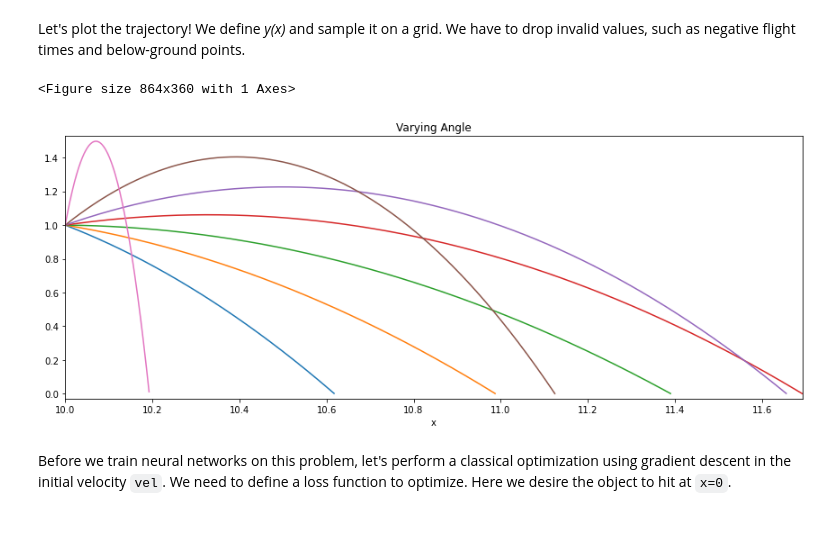
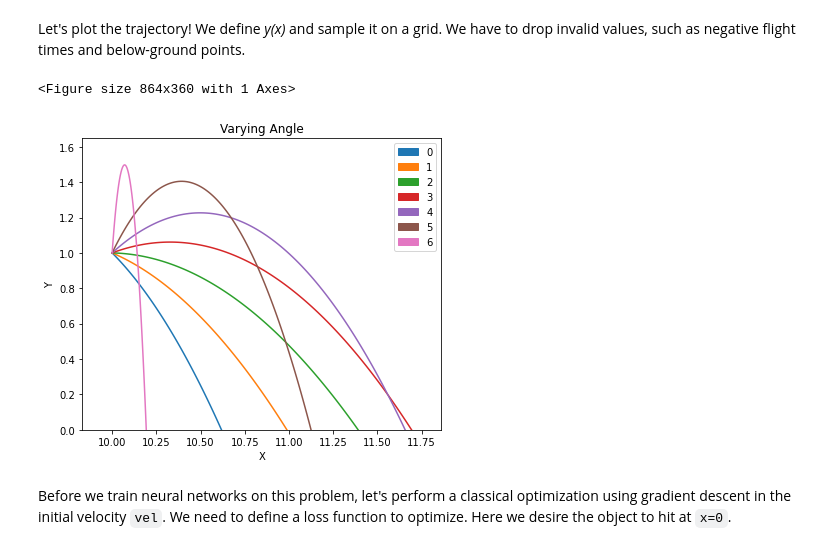
Before and after one commit to tum-pbs/PhiFlow, a Jupyter notebook: docs/Learn_to_Throw_Tutorial.ipynb, the cells around one changed output. Drawn from its saved outputs; the diff is of its cells as text; code cells hidden in the pictures.

Commit message:
[vis] Fix varying color in 2D vector cloud
* Update doc notebooks

```diff
--- a/docs/Learn_to_Throw_Tutorial.ipynb
+++ b/docs/Learn_to_Throw_Tutorial.ipynb
@@ -32,16 +32,13 @@ Let's plot the trajectory! We define *y(x)* and sample it on a grid. We have to
 # %%
 def sample_trajectory(pos, height, vel, angle, gravity=1.):
     hit, hit_time, height, vel_x, vel_y = simulate_hit(pos, height, vel, angle, gravity)
-    def y(x):
-        t = (x.vector[0] - pos) / vel_x
-        y_ = height + vel_y * t - gravity / 2 * t ** 2
-        return math.where((y_ > 0) & (t > 0), y_, NAN)
-    return CenteredGrid(y, x=2000, bounds=Box(x=(min(pos.min, hit.min), max(pos.max, hit.max))))
+    t = math.linspace(0, hit_time, spatial(t=100))
+    return vec(x=pos + vel_x * t, y=height + vel_y * t - gravity / 2 * t ** 2)
 
-vis.plot(sample_trajectory(tensor(10), 1, 1, math.linspace(-PI/4, 1.5, channel(linspace=7))), title="Varying Angle")
+vis.plot(sample_trajectory(tensor(10), 1, 1, math.linspace(-PI/4, 1.5, channel(angle=7))), title="Varying Angle")
 # %% [output]
 <Figure size 864x360 with 1 Axes>
-[figure, old version]
+[figure, new version]
 # %% [markdown]
 Before we train neural networks on this problem, let's perform a classical optimization using gradient descent in the initial velocity `vel`. We need to define a loss function to optimize. Here we desire the object to hit at `x=0`.
 # %%
```
Also changed, not shown: parts of 8 cells of this notebook, 1 other file.
